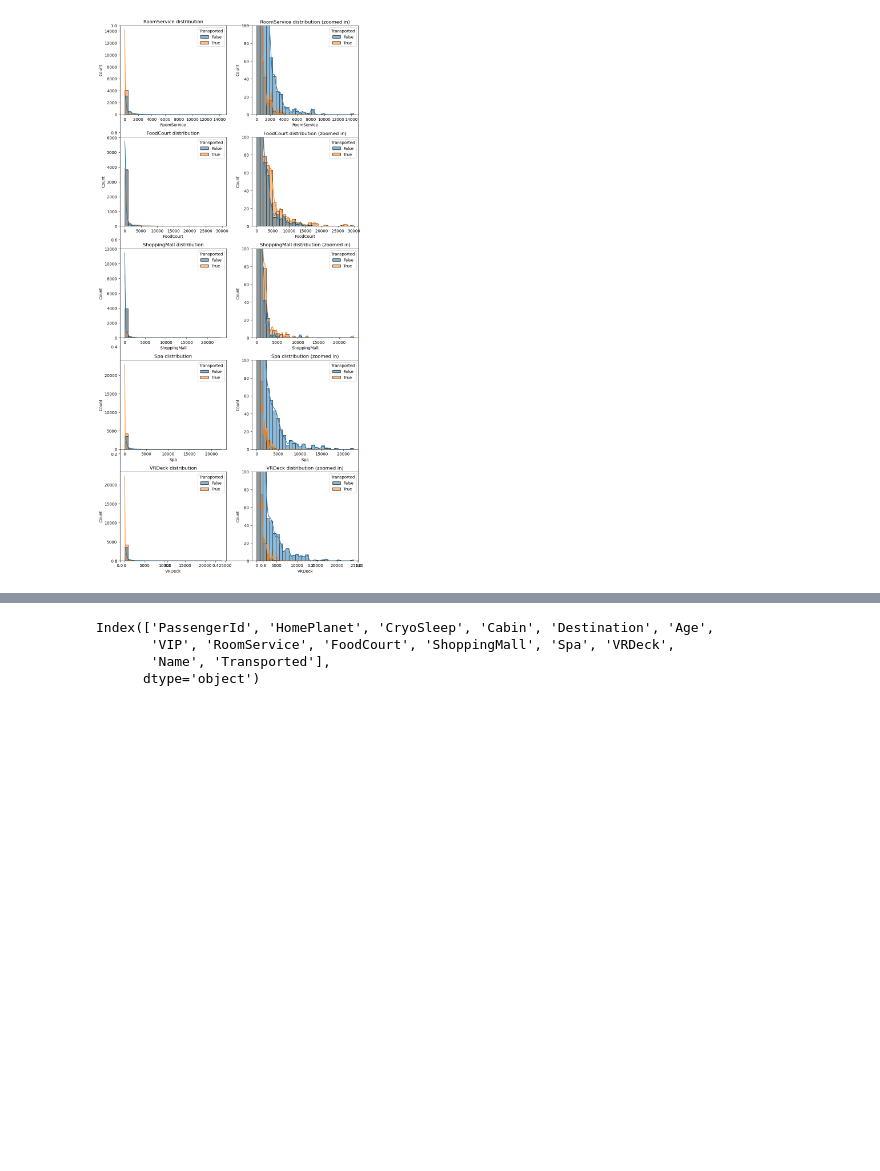
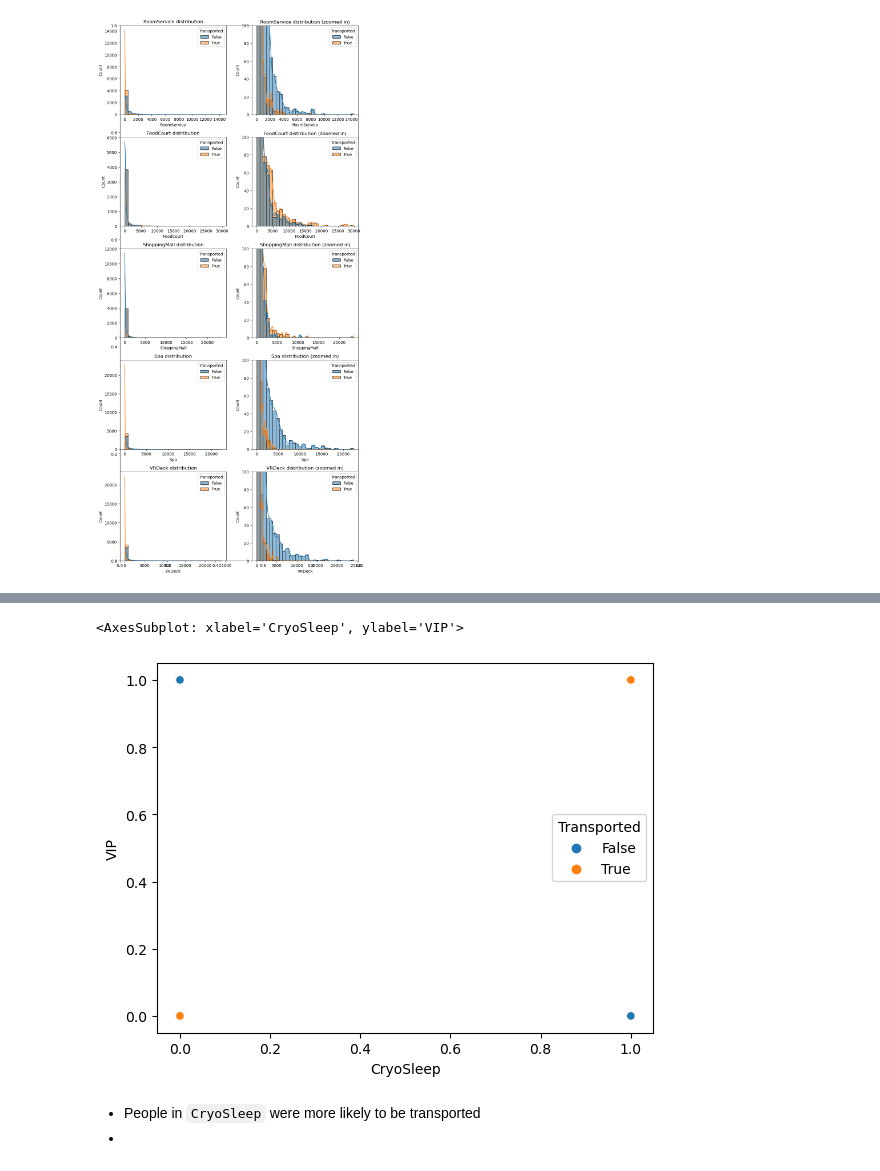
Before and after one commit to luukvanroessel/ML, a Jupyter notebook: practice/spaceship_titanic/spaceship_titanic_example.ipynb, the cells around one changed output, grey strips where cells are left out. Saved outputs shown, nothing was run; the diff lists cells and outputs as text; code cells hidden in the pictures; blank space fills up the shorter version.

```diff
--- a/practice/spaceship_titanic/spaceship_titanic_example.ipynb
+++ b/practice/spaceship_titanic/spaceship_titanic_example.ipynb
@@ -195,7 +270,8 @@ grid.set_xticklabels(xtick_labels, rotation=45)
-# %%
-train_df.columns
-# %% [output]
-Index(['PassengerId', 'HomePlanet', 'CryoSleep', 'Cabin', 'Destination', 'Age',
-       'VIP', 'RoomService', 'FoodCourt', 'ShoppingMall', 'Spa', 'VRDeck',
-       'Name', 'Transported'],
-      dtype='object')
+# %%
+sns.scatterplot(data=train_df, x='CryoSleep', y='VIP', hue='Transported')
+# %% [output]
+<AxesSubplot: xlabel='CryoSleep', ylabel='VIP'>
+[figure, added]
+# %% [markdown]
+- People in `CryoSleep` were more likely to be transported
+-
```
Also changed, not shown: parts of 12 cells of this notebook.
